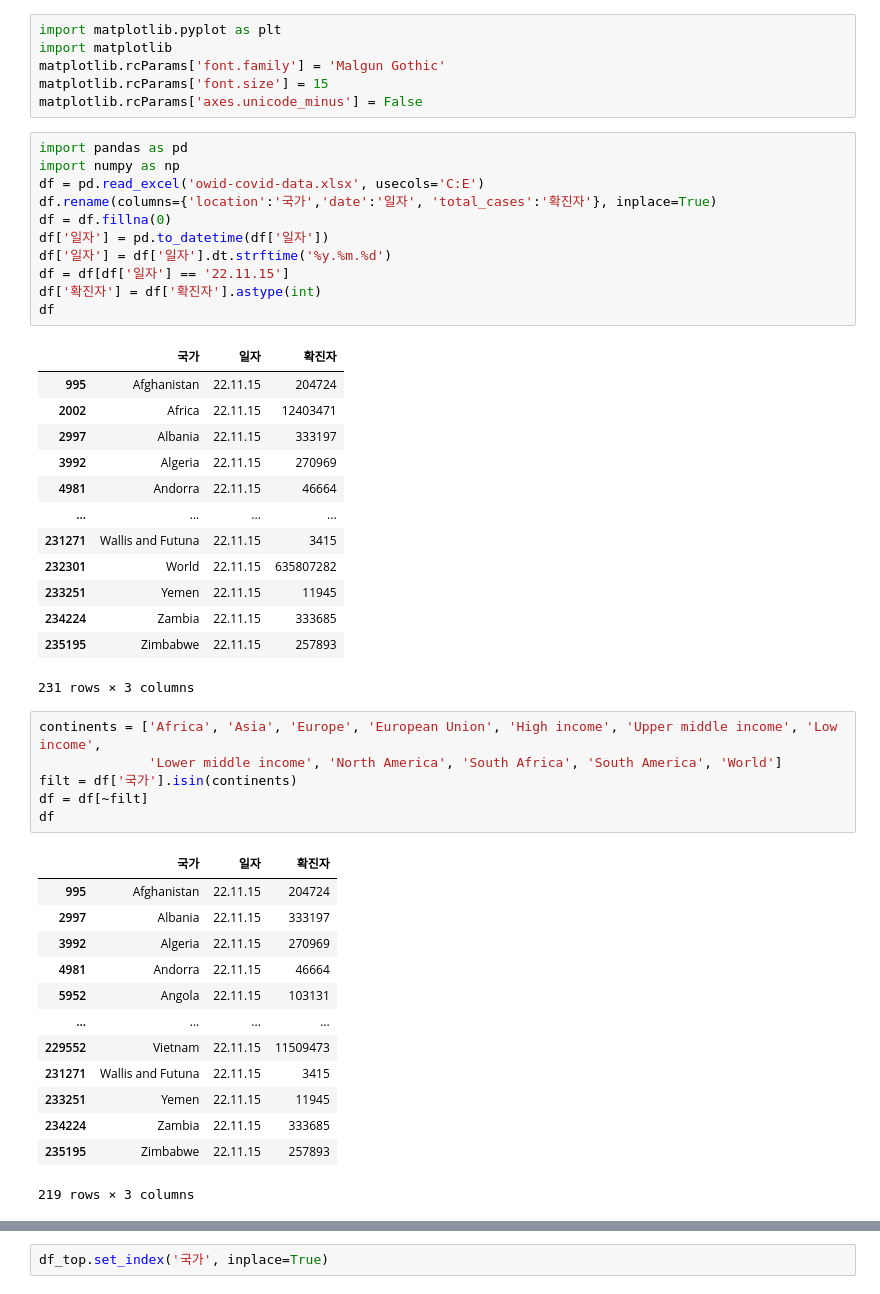
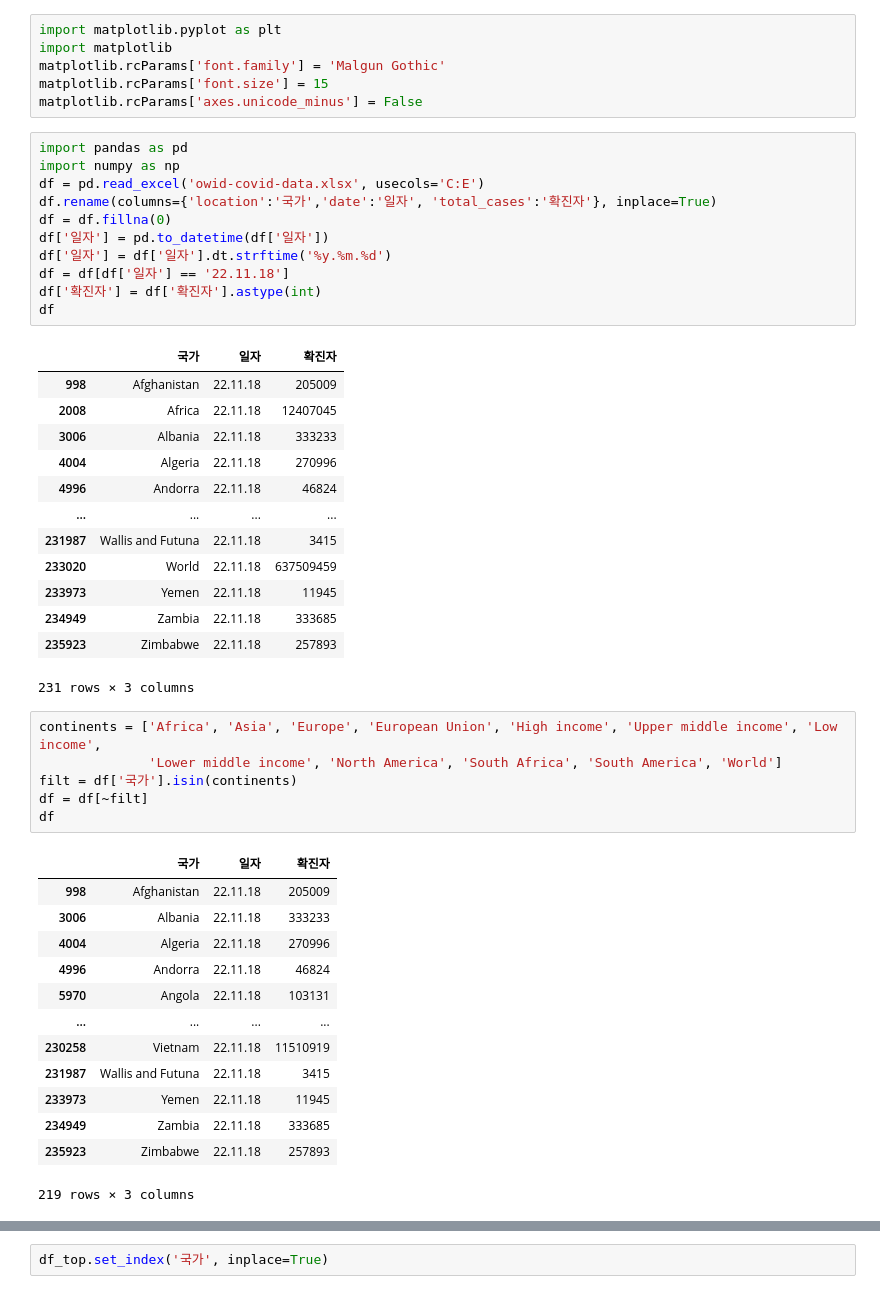
Before and after one commit to cpwoo/ProjectCorona, a Jupyter notebook: pie chart.ipynb, the cells around one changed output, grey strips where cells are left out. Cells and saved outputs as stored; diff of their text form.

```diff
--- a/pie chart.ipynb
+++ b/pie chart.ipynb
@@ -7,27 +7,27 @@ matplotlib.rcParams['axes.unicode_minus'] = False
 # %%
 import pandas as pd
 import numpy as np
 df = pd.read_excel('owid-covid-data.xlsx', usecols='C:E')
 df.rename(columns={'location':'국가','date':'일자', 'total_cases':'확진자'}, inplace=True)
 df = df.fillna(0)
 df['일자'] = pd.to_datetime(df['일자'])
 df['일자'] = df['일자'].dt.strftime('%y.%m.%d')
-df = df[df['일자'] == '22.11.15']
+df = df[df['일자'] == '22.11.18']
 df['확진자'] = df['확진자'].astype(int)
 df
 # %% [output]
 |  | 국가 | 일자 | 확진자 |
-| 995 | Afghanistan | 22.11.15 | 204724 |
-| 2002 | Africa | 22.11.15 | 12403471 |
-| 2997 | Albania | 22.11.15 | 333197 |
-| 3992 | Algeria | 22.11.15 | 270969 |
-| 4981 | Andorra | 22.11.15 | 46664 |
+| 998 | Afghanistan | 22.11.18 | 205009 |
+| 2008 | Africa | 22.11.18 | 12407045 |
+| 3006 | Albania | 22.11.18 | 333233 |
+| 4004 | Algeria | 22.11.18 | 270996 |
+| 4996 | Andorra | 22.11.18 | 46824 |
 | ... | ... | ... | ... |
-| 231271 | Wallis and Futuna | 22.11.15 | 3415 |
-| 232301 | World | 22.11.15 | 635807282 |
-| 233251 | Yemen | 22.11.15 | 11945 |
-| 234224 | Zambia | 22.11.15 | 333685 |
-| 235195 | Zimbabwe | 22.11.15 | 257893 |
+| 231987 | Wallis and Futuna | 22.11.18 | 3415 |
+| 233020 | World | 22.11.18 | 637509459 |
+| 233973 | Yemen | 22.11.18 | 11945 |
+| 234949 | Zambia | 22.11.18 | 333685 |
+| 235923 | Zimbabwe | 22.11.18 | 257893 |
 231 rows × 3 columns
 # %%
 continents = ['Africa', 'Asia', 'Europe', 'European Union', 'High income', 'Upper middle income', 'Low income',
@@ -37,17 +37,17 @@ df = df[~filt]
 df
 # %% [output]
 |  | 국가 | 일자 | 확진자 |
-| 995 | Afghanistan | 22.11.15 | 204724 |
-| 2997 | Albania | 22.11.15 | 333197 |
-| 3992 | Algeria | 22.11.15 | 270969 |
-| 4981 | Andorra | 22.11.15 | 46664 |
-| 5952 | Angola | 22.11.15 | 103131 |
+| 998 | Afghanistan | 22.11.18 | 205009 |
+| 3006 | Albania | 22.11.18 | 333233 |
+| 4004 | Algeria | 22.11.18 | 270996 |
+| 4996 | Andorra | 22.11.18 | 46824 |
+| 5970 | Angola | 22.11.18 | 103131 |
 | ... | ... | ... | ... |
-| 229552 | Vietnam | 22.11.15 | 11509473 |
-| 231271 | Wallis and Futuna | 22.11.15 | 3415 |
-| 233251 | Yemen | 22.11.15 | 11945 |
-| 234224 | Zambia | 22.11.15 | 333685 |
-| 235195 | Zimbabwe | 22.11.15 | 257893 |
+| 230258 | Vietnam | 22.11.18 | 11510919 |
+| 231987 | Wallis and Futuna | 22.11.18 | 3415 |
+| 233973 | Yemen | 22.11.18 | 11945 |
+| 234949 | Zambia | 22.11.18 | 333685 |
+| 235923 | Zimbabwe | 22.11.18 | 257893 |
 219 rows × 3 columns
 # %%
 df = df.sort_values(by=['확진자'], ascending=0)
```
Also changed, not shown: parts of 6 cells of this notebook, 7 other files.
